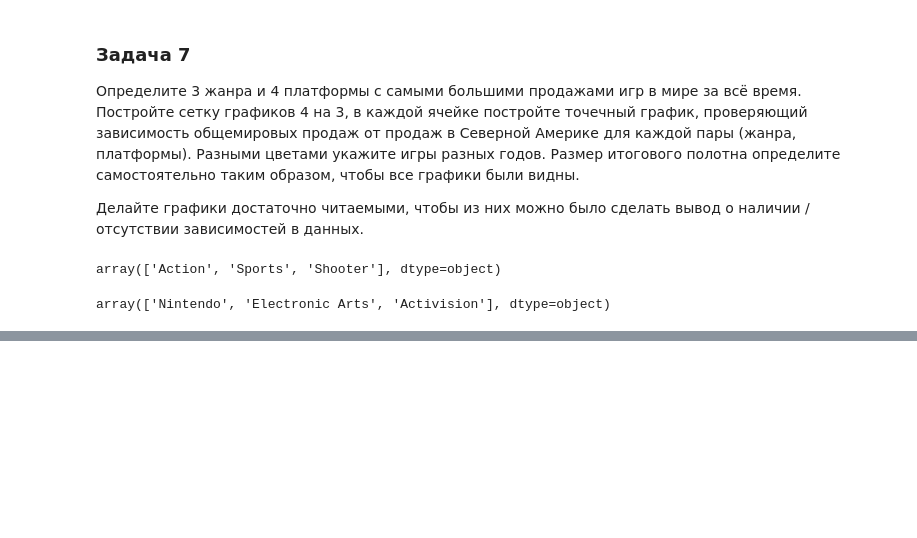
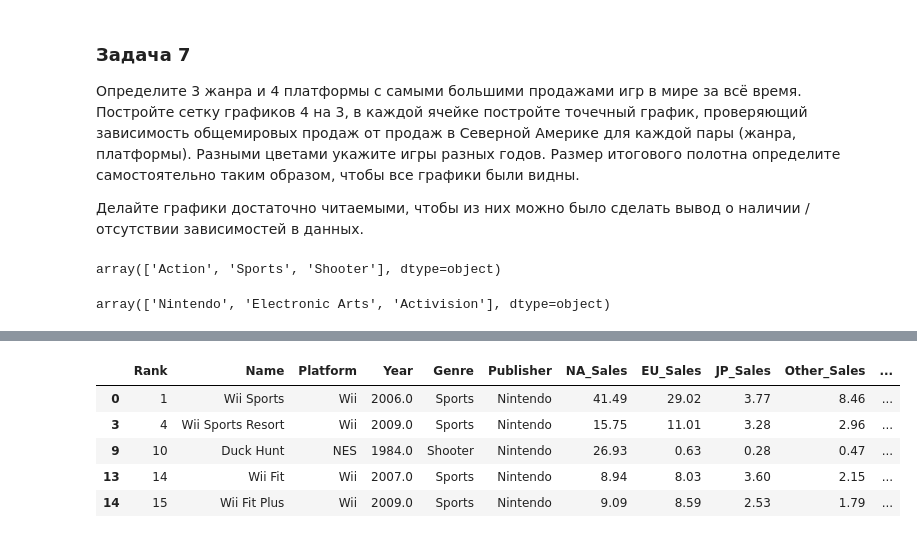
Before and after one commit to daniyar-kbv/Skillbox-DataScience, a Jupyter notebook: Course3_Analytics1/Module7_Seaborn/matplotlib_3.ipynb, the cells around one changed output, grey strips where cells are left out. Saved outputs shown, nothing was run; the diff lists cells and outputs as text; code cells hidden in the pictures; blank space fills up the shorter version.

```diff
--- a/Course3_Analytics1/Module7_Seaborn/matplotlib_3.ipynb
+++ b/Course3_Analytics1/Module7_Seaborn/matplotlib_3.ipynb
@@ -350,0 +329,10 @@ plt.show()
+# %%
+df_top = df[df['Genre'].isin(top_genres) & df['Publisher'].isin(top_publishers)]
+df_top.head()
+# %% [output]
+|  | Rank | Name | Platform | Year | Genre | Publisher | NA_Sales | EU_Sales | JP_Sales | Other_Sales | ... |
+| 0 | 1 | Wii Sports | Wii | 2006.0 | Sports | Nintendo | 41.49 | 29.02 | 3.77 | 8.46 | ... |
+| 3 | 4 | Wii Sports Resort | Wii | 2009.0 | Sports | Nintendo | 15.75 | 11.01 | 3.28 | 2.96 | ... |
+| 9 | 10 | Duck Hunt | NES | 1984.0 | Shooter | Nintendo | 26.93 | 0.63 | 0.28 | 0.47 | ... |
+| 13 | 14 | Wii Fit | Wii | 2007.0 | Sports | Nintendo | 8.94 | 8.03 | 3.60 | 2.15 | ... |
+| 14 | 15 | Wii Fit Plus | Wii | 2009.0 | Sports | Nintendo | 9.09 | 8.59 | 2.53 | 1.79 | ... |
```
Also changed, not shown: parts of 2 cells of this notebook.
